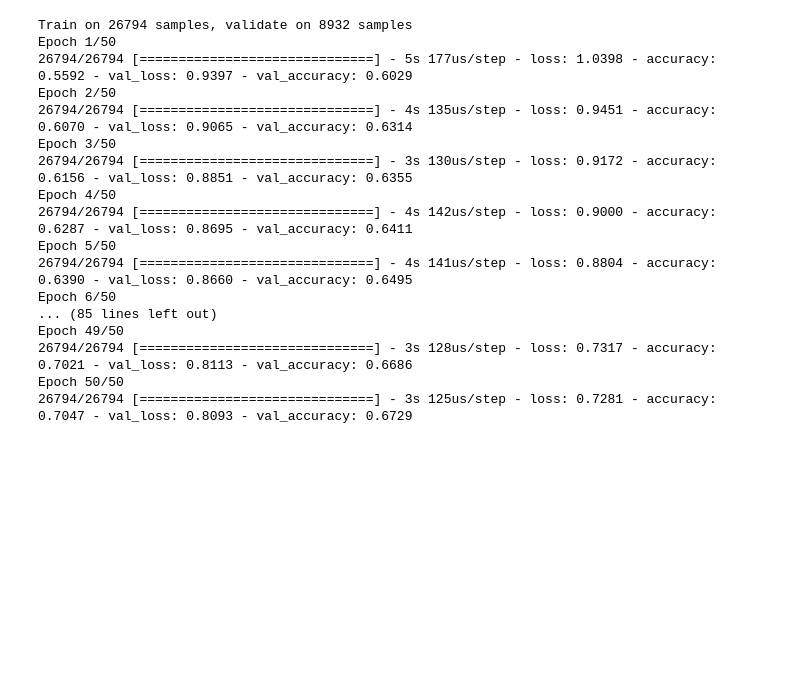
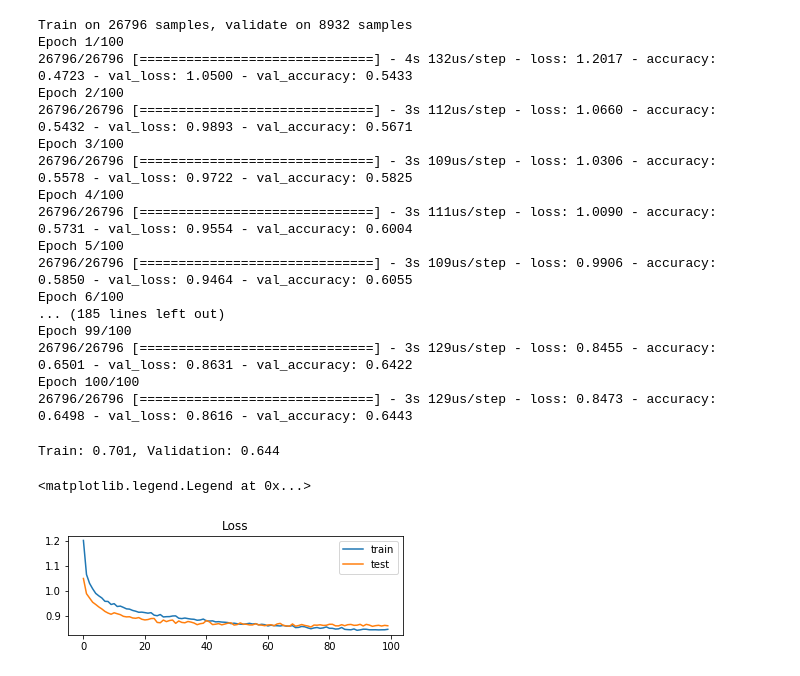
Before and after one commit to willianck/Predicting-Food-Insecurity, a Jupyter notebook: NN.ipynb, the cells around one changed output. Drawn from its saved outputs; the diff is of its cells as text; code cells hidden in the pictures; blank space fills up the shorter version.

```diff
--- a/NN.ipynb
+++ b/NN.ipynb
@@ -1,13 +0,0 @@
-# %%
-import pandas as pd
-import numpy as np
-import tensorflow as tf
-from tensorflow import keras
-from tensorflow.keras import layers
-from sklearn.model_selection import train_test_split
-import seaborn as sns
-import matplotlib
-import matplotlib.pyplot as plt
-sns.set(style='white', context='notebook', palette='deep')
-%config InlineBackend.figure_format = 'retina' #set 'png' here when working on notebook
-%matplotlib inline
@@ -14,5 +64,5 @@ sns.set(style='white', context='notebook', palette='deep')
 # %%
-data = pd.read_pickle('imputed_data_forest_2.pkl')
+data = pd.read_pickle('imputed_data_forest_corr.pkl')
 print(list(data.columns))
 data.shape
 # %% [output]
@@ -108,4 +135,4 @@ array([[ 0.64089721, -0.17238358, -0.02356223, ..., -0.18554473,
 # %%
-X_train, X_test_val, y_train, y_test_val = train_test_split(X_new2, y, test_size=0.25, random_state=0)
+X_train, X_test_val, y_train, y_test_val = train_test_split(X_new1, y, test_size=0.25, random_state=0)
 # X_val, X_test, y_val, y_test = train_test_split(X_test_val, y_test_val, test_size=0.25, random_state=0)
 # %%
@@ -153,23 +197,42 @@ Trainable params: 34,437
 Non-trainable params: 0
 _________________________________________________________________
 # %%
-model.compile(optimizer='Adam', loss='categorical_crossentropy', metrics=['accuracy'])
-history = model.fit(X_train, y_train, validation_data = (X_test_val, y_test_val), epochs=50)
+model.compile(optimizer='Adam', loss='sparse_categorical_crossentropy', metrics=['accuracy'])
+history = model.fit(X_train, y_train, validation_data = (X_test_val, y_test_val), epochs=100)
 # %% [output]
-Train on 26794 samples, validate on 8932 samples
-Epoch 1/50
-26794/26794 [==============================] - 5s 177us/step - loss: 1.0398 - accuracy: 0.5592 - val_loss: 0.9397 - val_accuracy: 0.6029
-Epoch 2/50
-26794/26794 [==============================] - 4s 135us/step - loss: 0.9451 - accuracy: 0.6070 - val_loss: 0.9065 - val_accuracy: 0.6314
-Epoch 3/50
-26794/26794 [==============================] - 3s 130us/step - loss: 0.9172 - accuracy: 0.6156 - val_loss: 0.8851 - val_accuracy: 0.6355
-Epoch 4/50
-26794/26794 [==============================] - 4s 142us/step - loss: 0.9000 - accuracy: 0.6287 - val_loss: 0.8695 - val_accuracy: 0.6411
-Epoch 5/50
-26794/26794 [==============================] - 4s 141us/step - loss: 0.8804 - accuracy: 0.6390 - val_loss: 0.8660 - val_accuracy: 0.6495
-Epoch 6/50
-... (85 lines left out)
-Epoch 49/50
-26794/26794 [==============================] - 3s 128us/step - loss: 0.7317 - accuracy: 0.7021 - val_loss: 0.8113 - val_accuracy: 0.6686
-Epoch 50/50
-26794/26794 [==============================] - 3s 125us/step - loss: 0.7281 - accuracy: 0.7047 - val_loss: 0.8093 - val_accuracy: 0.6729
+Train on 26796 samples, validate on 8932 samples
+Epoch 1/100
+26796/26796 [==============================] - 4s 132us/step - loss: 1.2017 - accuracy: 0.4723 - val_loss: 1.0500 - val_accuracy: 0.5433
+Epoch 2/100
+26796/26796 [==============================] - 3s 112us/step - loss: 1.0660 - accuracy: 0.5432 - val_loss: 0.9893 - val_accuracy: 0.5671
+Epoch 3/100
+26796/26796 [==============================] - 3s 109us/step - loss: 1.0306 - accuracy: 0.5578 - val_loss: 0.9722 - val_accuracy: 0.5825
+Epoch 4/100
+26796/26796 [==============================] - 3s 111us/step - loss: 1.0090 - accuracy: 0.5731 - val_loss: 0.9554 - val_accuracy: 0.6004
+Epoch 5/100
+26796/26796 [==============================] - 3s 109us/step - loss: 0.9906 - accuracy: 0.5850 - val_loss: 0.9464 - val_accuracy: 0.6055
+Epoch 6/100
+... (185 lines left out)
+Epoch 99/100
+26796/26796 [==============================] - 3s 129us/step - loss: 0.8455 - accuracy: 0.6501 - val_loss: 0.8631 - val_accuracy: 0.6422
+Epoch 100/100
+26796/26796 [==============================] - 3s 129us/step - loss: 0.8473 - accuracy: 0.6498 - val_loss: 0.8616 - val_accuracy: 0.6443
+# %%
+# model.predict(X_test_val)
+# model.evaluate(X_test_val, y_test_val)
+
+
+# evaluate the model
+_, train_acc = model.evaluate(X_train, y_train, verbose=0)
+_, test_acc = model.evaluate(X_test_val, y_test_val, verbose=0)
+print('Train: %.3f, Validation: %.3f' % (train_acc, test_acc))
+# plot loss during training
+plt.subplot(211)
+plt.title('Loss')
+plt.plot(history.history['loss'], label='train')
+plt.plot(history.history['val_loss'], label='test')
+plt.legend()
+# %% [output]
+Train: 0.701, Validation: 0.644
+<matplotlib.legend.Legend at 0x...>
+[figure, added]
```
Also changed, not shown: parts of 13 cells of this notebook.
